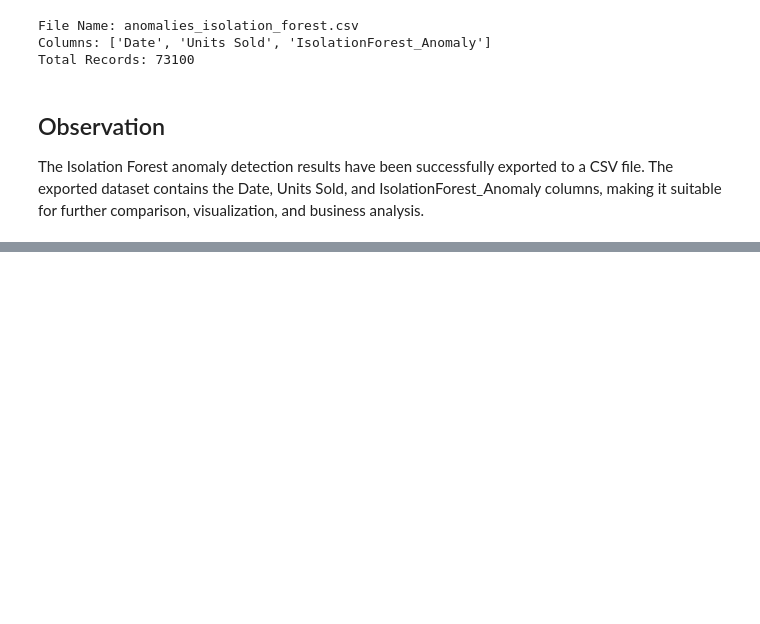
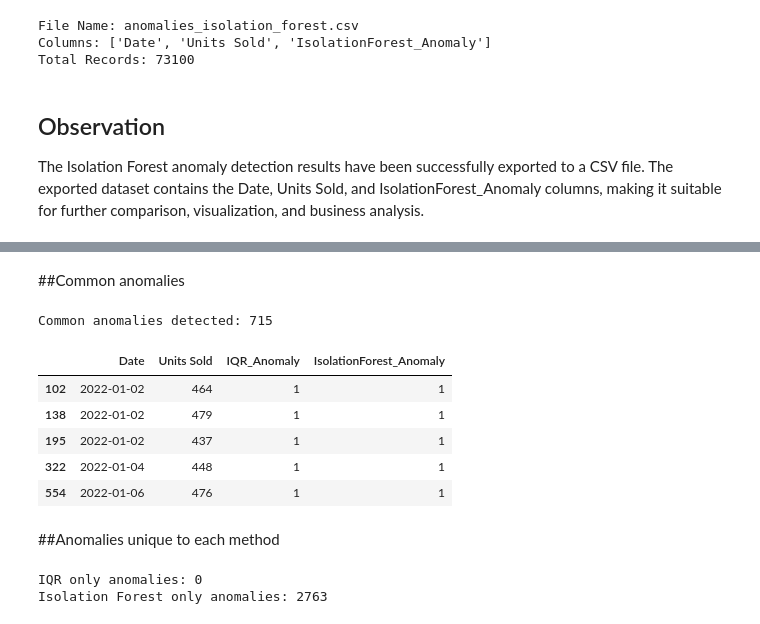
Before and after one commit to dharani-malla/Supply-Chain-Analytics-Demand-Forecasting-Anamoly-Detection, a Jupyter notebook: Week2_IQR_IsolationForest.ipynb, the cells around one changed output, grey strips where cells are left out. Cells and saved outputs as stored; diff of their text form; code cells hidden in the pictures; blank space fills up the shorter version.

```diff
--- a/Week2_IQR_IsolationForest.ipynb
+++ b/Week2_IQR_IsolationForest.ipynb
@@ -269,0 +310,36 @@ The Isolation Forest anomaly detection results have been successfully exported t
+# %% [markdown]
+##Common anomalies
+# %%
+common_anomalies = comparison[
+    (comparison["IQR_Anomaly"] == 1) &
+    (comparison["IsolationForest_Anomaly"] == 1)
+]
+
+print("Common anomalies detected:", len(common_anomalies))
+common_anomalies.head()
+# %% [output]
+Common anomalies detected: 715
+|  | Date | Units Sold | IQR_Anomaly | IsolationForest_Anomaly |
+| 102 | 2022-01-02 | 464 | 1 | 1 |
+| 138 | 2022-01-02 | 479 | 1 | 1 |
+| 195 | 2022-01-02 | 437 | 1 | 1 |
+| 322 | 2022-01-04 | 448 | 1 | 1 |
+| 554 | 2022-01-06 | 476 | 1 | 1 |
+# %% [markdown]
+##Anomalies unique to each method
+# %%
+iqr_only = comparison[
+    (comparison["IQR_Anomaly"] == 1) &
+    (comparison["IsolationForest_Anomaly"] == 0)
+]
+
+iso_only = comparison[
+    (comparison["IQR_Anomaly"] == 0) &
+    (comparison["IsolationForest_Anomaly"] == 1)
+]
+
+print("IQR only anomalies:", len(iqr_only))
+print("Isolation Forest only anomalies:", len(iso_only))
+# %% [output]
+IQR only anomalies: 0
+Isolation Forest only anomalies: 2763
```
Also changed, not shown: parts of 12 cells of this notebook.
